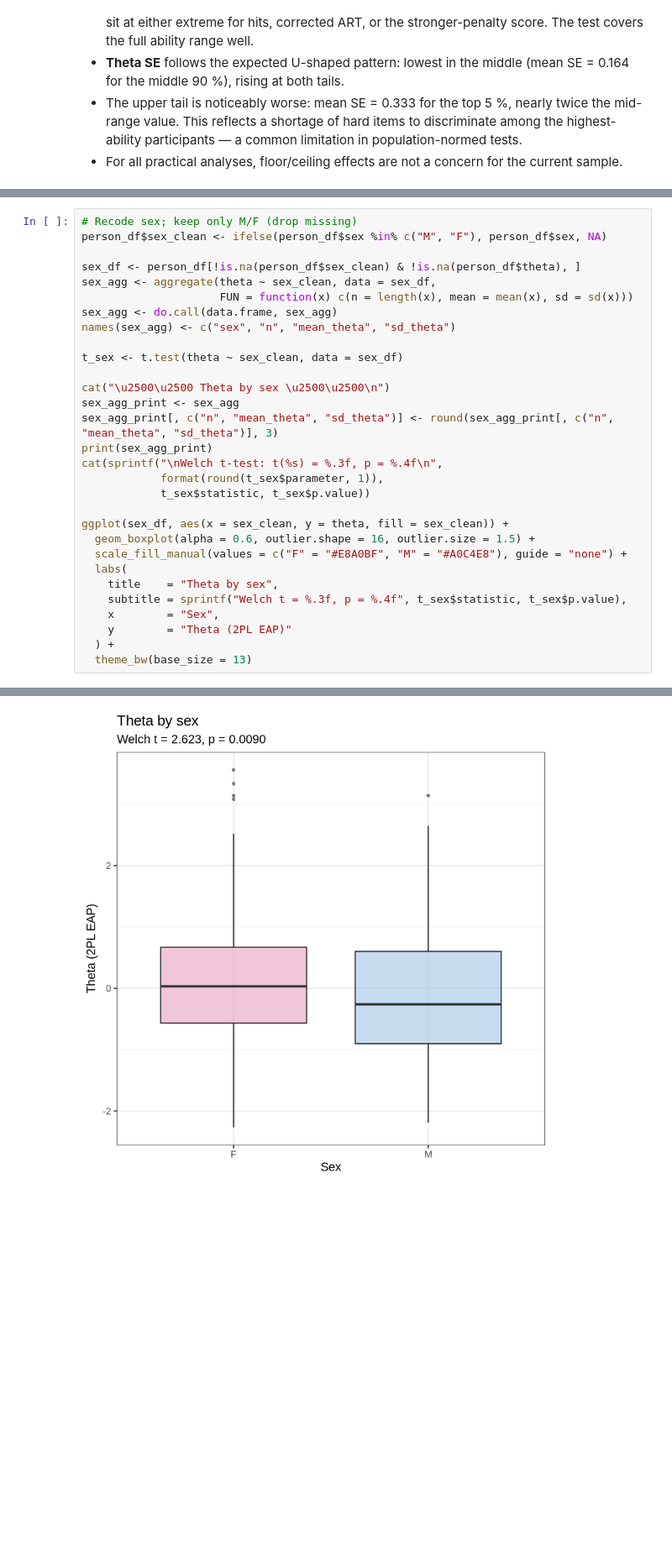
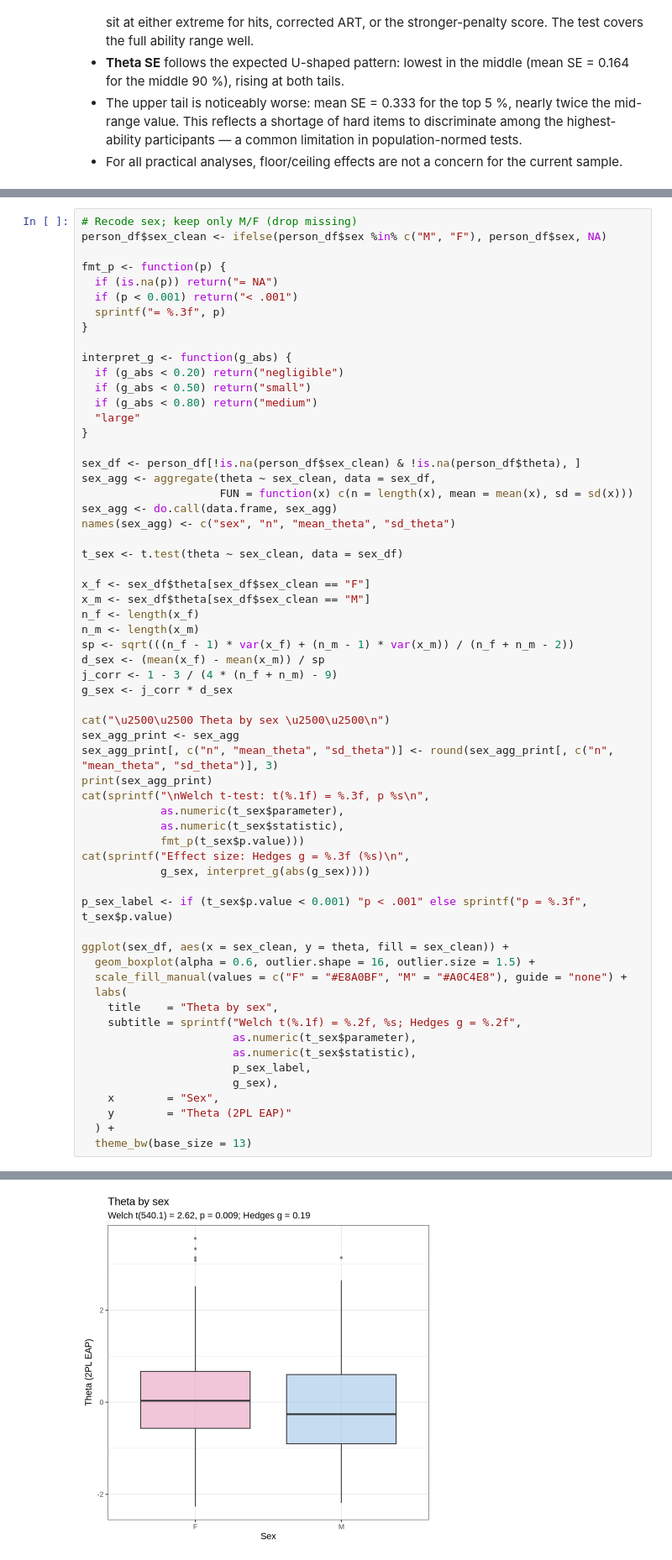
Before and after one commit to BakhturinaPolina/russian-author-recognition-test, a Jupyter notebook: scripts/irt_analysis/07_person_scoring.ipynb, the cells around one changed output, grey strips where cells are left out. Shown at 84% size. Drawn from its saved outputs; the diff is of its cells as text; blank space fills up the shorter version.

```diff
--- a/scripts/irt_analysis/07_person_scoring.ipynb
+++ b/scripts/irt_analysis/07_person_scoring.ipynb
@@ -360,6 +392,19 @@ We examine whether estimated print exposure (theta) differs systematically by se
 # %%
 # Recode sex; keep only M/F (drop missing)
 person_df$sex_clean <- ifelse(person_df$sex %in% c("M", "F"), person_df$sex, NA)
+
+fmt_p <- function(p) {
+  if (is.na(p)) return("= NA")
+  if (p < 0.001) return("< .001")
+  sprintf("= %.3f", p)
+}
+
+interpret_g <- function(g_abs) {
+  if (g_abs < 0.20) return("negligible")
+  if (g_abs < 0.50) return("small")
+  if (g_abs < 0.80) return("medium")
+  "large"
+}
 
 sex_df <- person_df[!is.na(person_df$sex_clean) & !is.na(person_df$theta), ]
 sex_agg <- aggregate(theta ~ sex_clean, data = sex_df,
@@ -369,20 +414,38 @@ names(sex_agg) <- c("sex", "n", "mean_theta", "sd_theta")
 
 t_sex <- t.test(theta ~ sex_clean, data = sex_df)
 
+x_f <- sex_df$theta[sex_df$sex_clean == "F"]
+x_m <- sex_df$theta[sex_df$sex_clean == "M"]
+n_f <- length(x_f)
+n_m <- length(x_m)
+sp <- sqrt(((n_f - 1) * var(x_f) + (n_m - 1) * var(x_m)) / (n_f + n_m - 2))
+d_sex <- (mean(x_f) - mean(x_m)) / sp
+j_corr <- 1 - 3 / (4 * (n_f + n_m) - 9)
+g_sex <- j_corr * d_sex
+
 cat("\u2500\u2500 Theta by sex \u2500\u2500\n")
 sex_agg_print <- sex_agg
 sex_agg_print[, c("n", "mean_theta", "sd_theta")] <- round(sex_agg_print[, c("n", "mean_theta", "sd_theta")], 3)
 print(sex_agg_print)
-cat(sprintf("\nWelch t-test: t(%s) = %.3f, p = %.4f\n",
-            format(round(t_sex$parameter, 1)),
-            t_sex$statistic, t_sex$p.value))
+cat(sprintf("\nWelch t-test: t(%.1f) = %.3f, p %s\n",
+            as.numeric(t_sex$parameter),
+            as.numeric(t_sex$statistic),
+            fmt_p(t_sex$p.value)))
+cat(sprintf("Effect size: Hedges g = %.3f (%s)\n",
+            g_sex, interpret_g(abs(g_sex))))
+
+p_sex_label <- if (t_sex$p.value < 0.001) "p < .001" else sprintf("p = %.3f", t_sex$p.value)
 
 ggplot(sex_df, aes(x = sex_clean, y = theta, fill = sex_clean)) +
   geom_boxplot(alpha = 0.6, outlier.shape = 16, outlier.size = 1.5) +
   scale_fill_manual(values = c("F" = "#E8A0BF", "M" = "#A0C4E8"), guide = "none") +
   labs(
     title    = "Theta by sex",
-    subtitle = sprintf("Welch t = %.3f, p = %.4f", t_sex$statistic, t_sex$p.value),
+    subtitle = sprintf("Welch t(%.1f) = %.2f, %s; Hedges g = %.2f",
+                       as.numeric(t_sex$parameter),
+                       as.numeric(t_sex$statistic),
+                       p_sex_label,
+                       g_sex),
     x        = "Sex",
     y        = "Theta (2PL EAP)"
   ) +
@@ -397,4 +461,4 @@ Welch t-test: t(540.1) = 2.623, p = 0.0090
-[figure, old version]
+[figure, new version]
 # %%
 # humanities_or_not: '+' = humanities, '-' = non-humanities; others excluded
 person_df$hum_clean <- ifelse(person_df$humanities_or_not %in% c("+", "-"),
```
Also changed, not shown: parts of 16 cells of this notebook, 12 other files.
